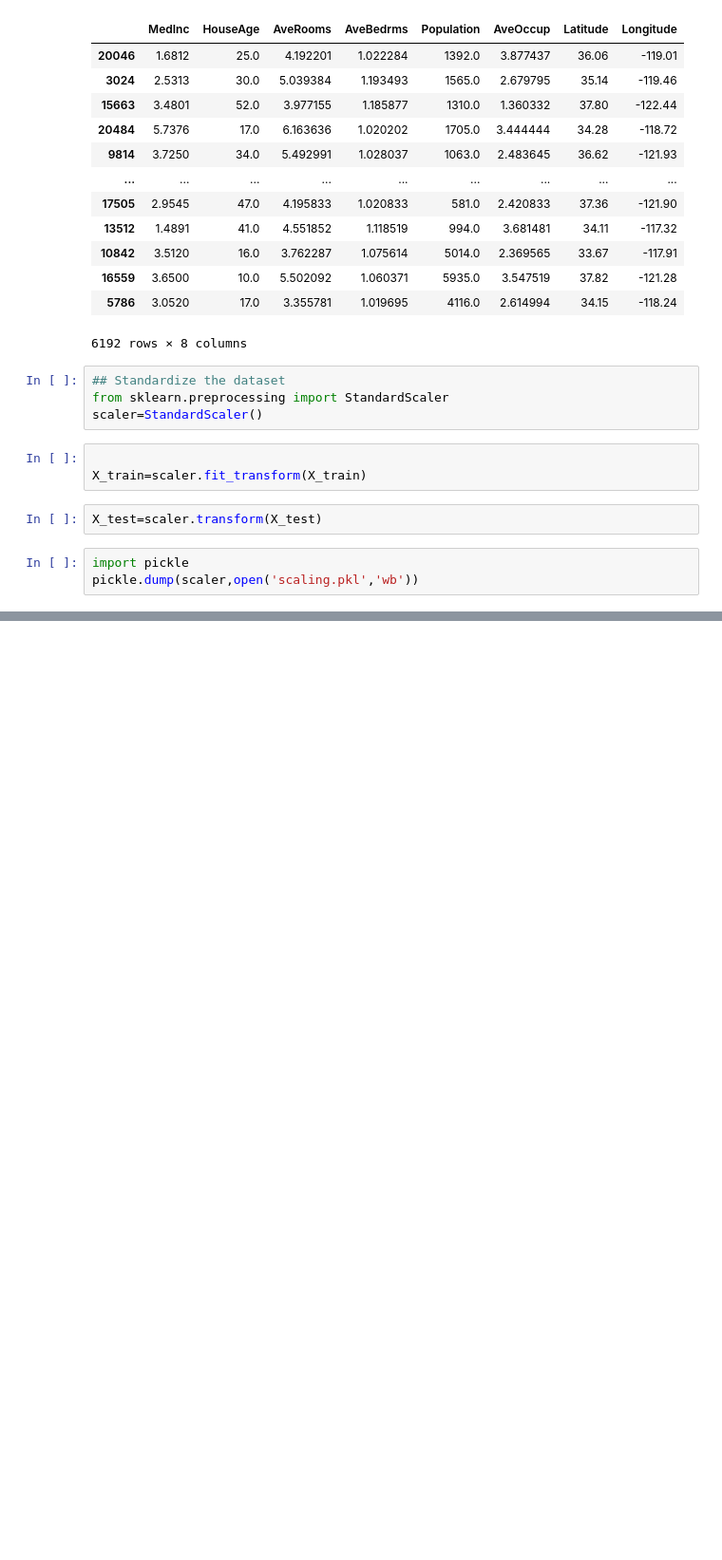
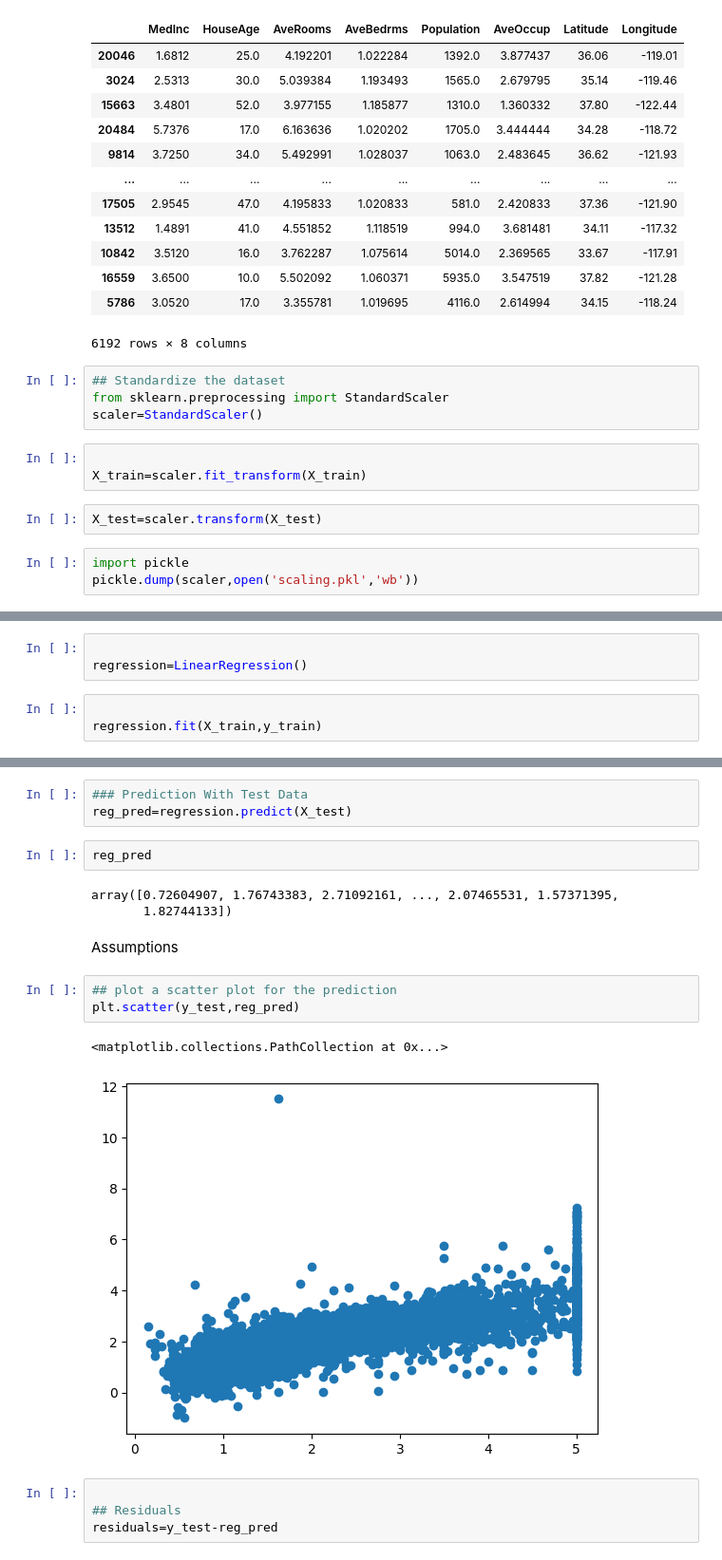
Before and after one commit to shaliniyadav09/californiahousingprice, a Jupyter notebook: Linear_Regression.ipynb, the cells around one changed output, grey strips where cells are left out. Shown at 95% size. Cells and saved outputs as stored; diff of their text form; blank space fills up the shorter version.

```diff
--- a/Linear_Regression.ipynb
+++ b/Linear_Regression.ipynb
@@ -305,0 +302,6 @@ array([[ 0.13350629,  0.50935748,  0.18106017, ..., -0.01082519,
+# %%
+
+regression=LinearRegression()
+# %%
+
+regression.fit(X_train,y_train)
@@ -305,0 +329,20 @@ array([[ 0.13350629,  0.50935748,  0.18106017, ..., -0.01082519,
+# %%
+### Prediction With Test Data
+reg_pred=regression.predict(X_test)
+# %%
+reg_pred
+# %% [output]
+array([0.72604907, 1.76743383, 2.71092161, ..., 2.07465531, 1.57371395,
+       1.82744133])
+# %% [markdown]
+Assumptions
+# %%
+## plot a scatter plot for the prediction
+plt.scatter(y_test,reg_pred)
+# %% [output]
+<matplotlib.collections.PathCollection at 0x...>
+[figure, added]
+# %%
+
+## Residuals
+residuals=y_test-reg_pred
```
Also changed, not shown: parts of 35 cells of this notebook, 4 other files.
